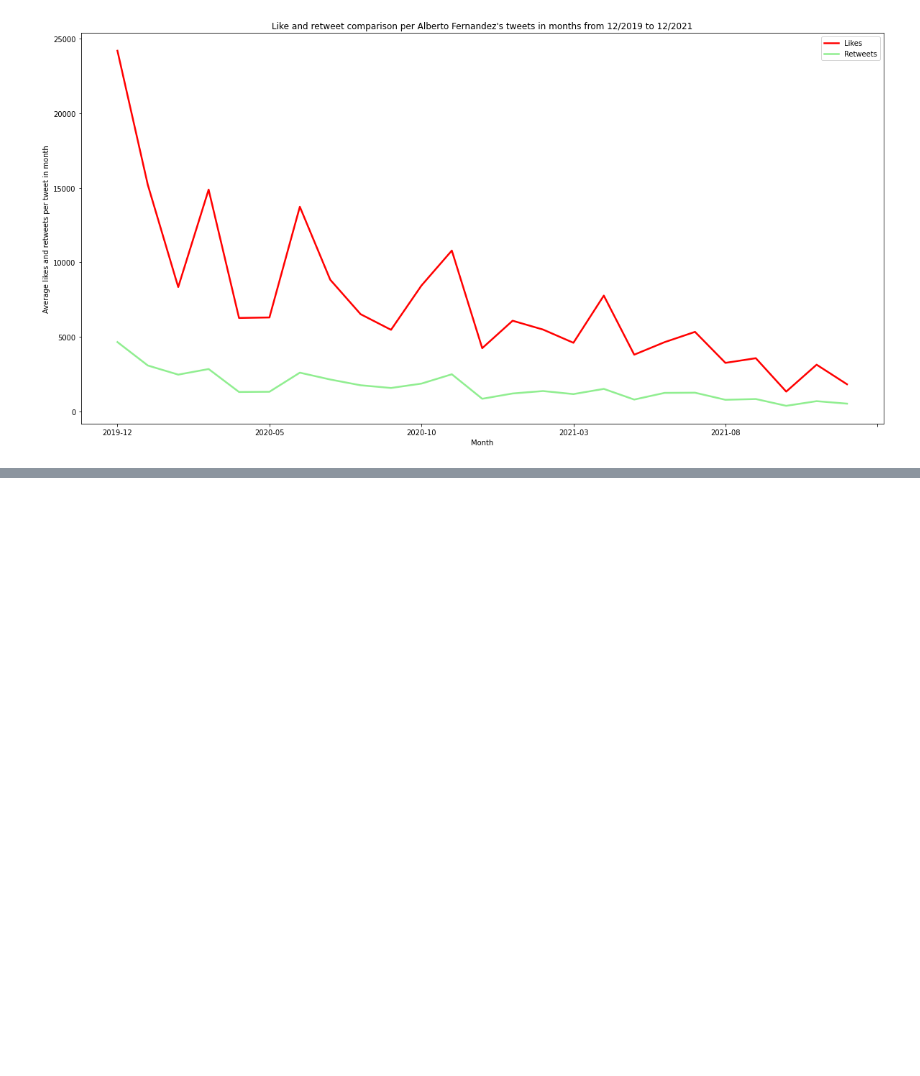
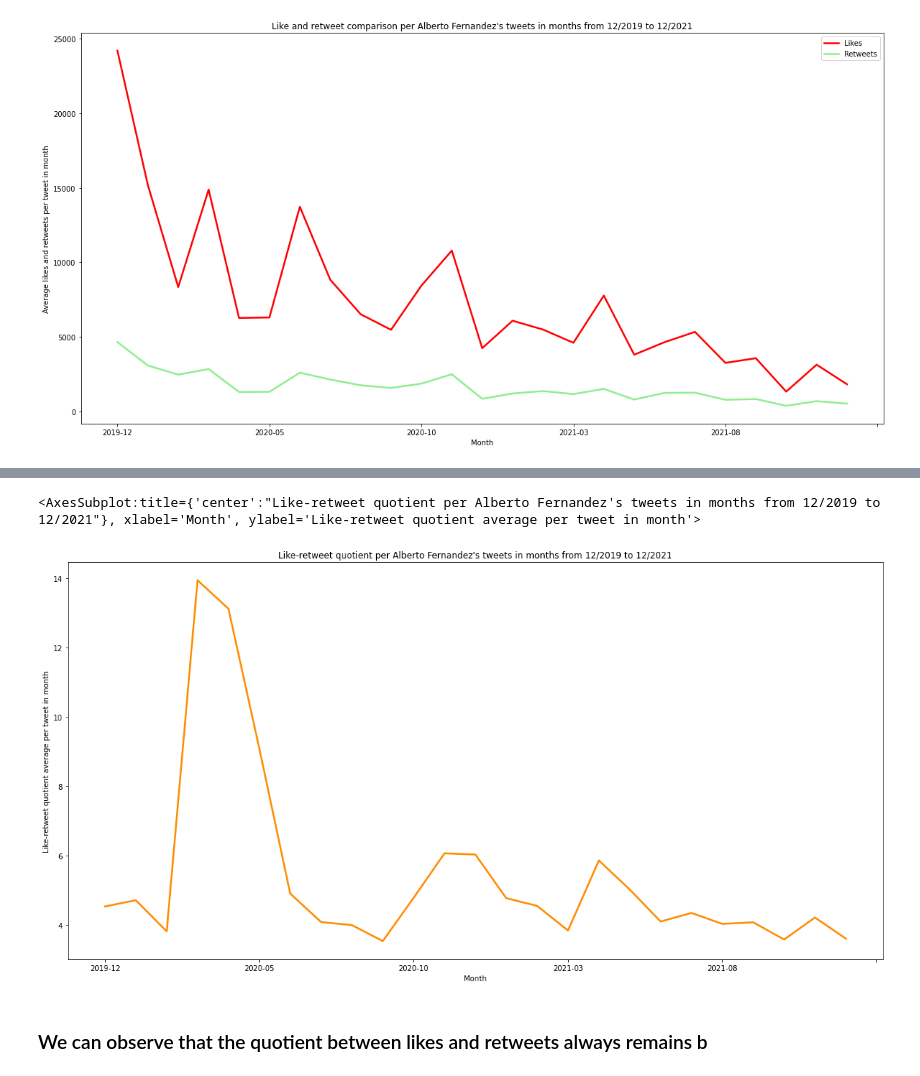
Before and after one commit to joaquinfontela/DataScience-Learning, a Jupyter notebook: HeatMap AF Tweets/AF tweets analysis.ipynb, the cells around one changed output, grey strips where cells are left out. Drawn from its saved outputs; the diff is of its cells as text; code cells hidden in the pictures; blank space fills up the shorter version.

Commit message:
like/rt quotient

```diff
--- a/HeatMap AF Tweets/AF tweets analysis.ipynb
+++ b/HeatMap AF Tweets/AF tweets analysis.ipynb
@@ -240,0 +241,3 @@ df.groupby('month_year')[['Likes', 'Retweets']].agg('mean').plot(figsize = (20,1
+# %%
+df['Like_rt_quot'] = df['Likes']/df['Retweets']
+df
@@ -240,0 +258,10 @@ df.groupby('month_year')[['Likes', 'Retweets']].agg('mean').plot(figsize = (20,1
+# %%
+df.groupby('month_year')['Like_rt_quot'].agg('mean').plot(figsize = (20,10), color = ['darkorange'],
+                                                  xlabel = 'Month', ylabel = 'Like-retweet quotient average per tweet in month',
+                                                  title = "Like-retweet quotient per Alberto Fernandez's tweets in months from 12/2019 to 12/2021",
+                                                  linewidth = 2.5)
+# %% [output]
+<AxesSubplot:title={'center':"Like-retweet quotient per Alberto Fernandez's tweets in months from 12/2019 to 12/2021"}, xlabel='Month', ylabel='Like-retweet quotient average per tweet in month'>
+[figure, added]
+# %% [markdown]
+### We can observe that the quotient between likes and retweets always remains b
```
Also changed, not shown: parts of 2 cells of this notebook.
